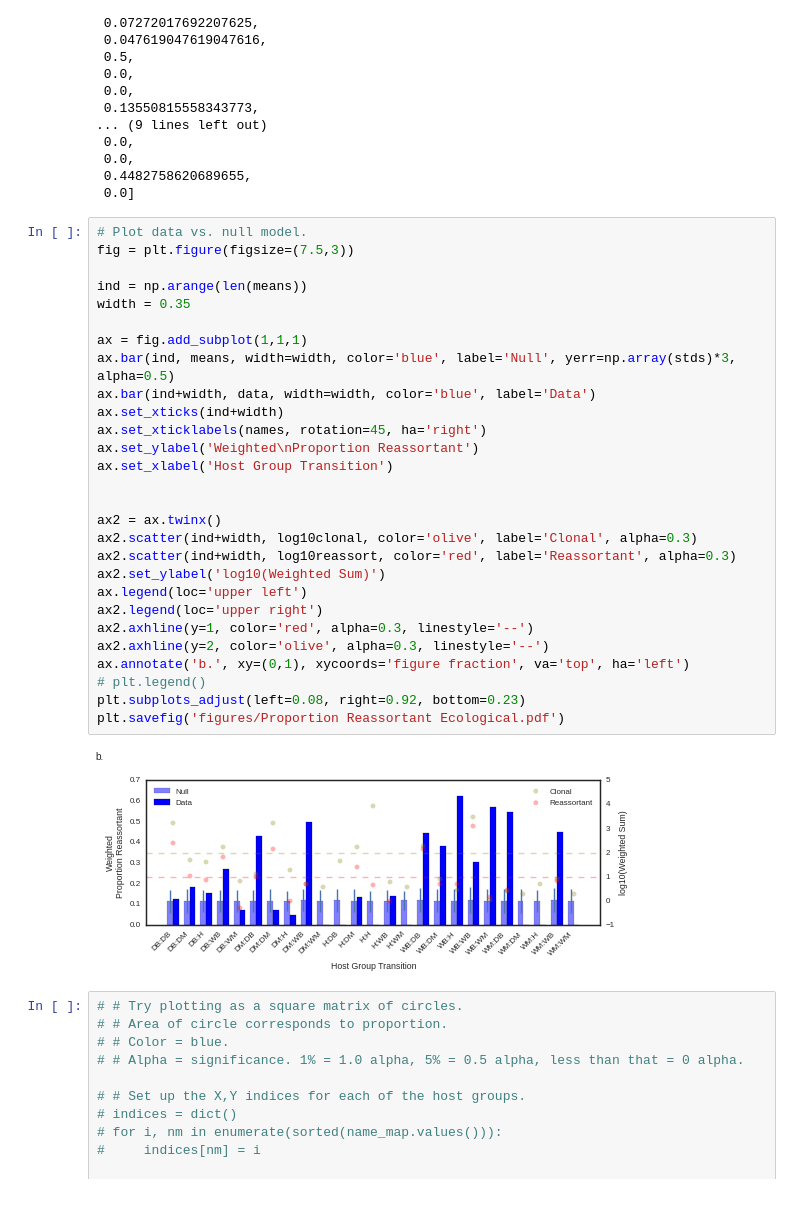
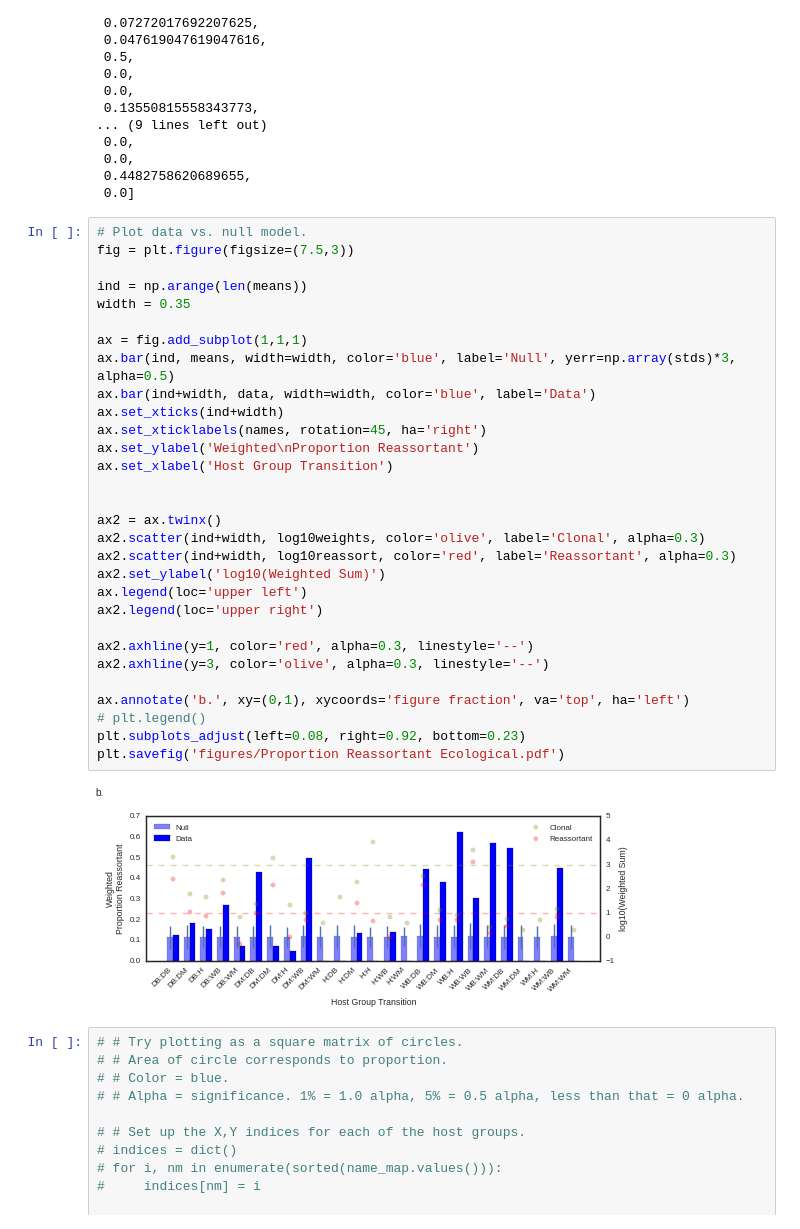
Before and after one commit to ericmjl/influenza-global-reassortment, a Jupyter notebook: Make Figure - Proportion Reassortant.ipynb, the cells around one changed output. Cells and saved outputs as stored; diff of their text form.

```diff
--- a/Make Figure - Proportion Reassortant.ipynb
+++ b/Make Figure - Proportion Reassortant.ipynb
@@ -356,33 +356,35 @@ data
 # %%
 # Plot data vs. null model.
 fig = plt.figure(figsize=(7.5,3))
 
 ind = np.arange(len(means))
 width = 0.35
 
 ax = fig.add_subplot(1,1,1)
 ax.bar(ind, means, width=width, color='blue', label='Null', yerr=np.array(stds)*3, alpha=0.5)
 ax.bar(ind+width, data, width=width, color='blue', label='Data')
 ax.set_xticks(ind+width)
 ax.set_xticklabels(names, rotation=45, ha='right')
 ax.set_ylabel('Weighted\nProportion Reassortant')
 ax.set_xlabel('Host Group Transition')
 
 
 ax2 = ax.twinx()
-ax2.scatter(ind+width, log10clonal, color='olive', label='Clonal', alpha=0.3)
+ax2.scatter(ind+width, log10weights, color='olive', label='Clonal', alpha=0.3)
 ax2.scatter(ind+width, log10reassort, color='red', label='Reassortant', alpha=0.3)
 ax2.set_ylabel('log10(Weighted Sum)')
 ax.legend(loc='upper left')
 ax2.legend(loc='upper right')
+
 ax2.axhline(y=1, color='red', alpha=0.3, linestyle='--')
-ax2.axhline(y=2, color='olive', alpha=0.3, linestyle='--')
+ax2.axhline(y=3, color='olive', alpha=0.3, linestyle='--')
+
 ax.annotate('b.', xy=(0,1), xycoords='figure fraction', va='top', ha='left')
 # plt.legend()
 plt.subplots_adjust(left=0.08, right=0.92, bottom=0.23)
 plt.savefig('figures/Proportion Reassortant Ecological.pdf')
 # %% [output]
-[figure, old version]
+[figure, new version]
 # %%
 # # Try plotting as a square matrix of circles.
 # # Area of circle corresponds to proportion.
```
Also changed, not shown: parts of 1 cell of this notebook, 2 other files.
